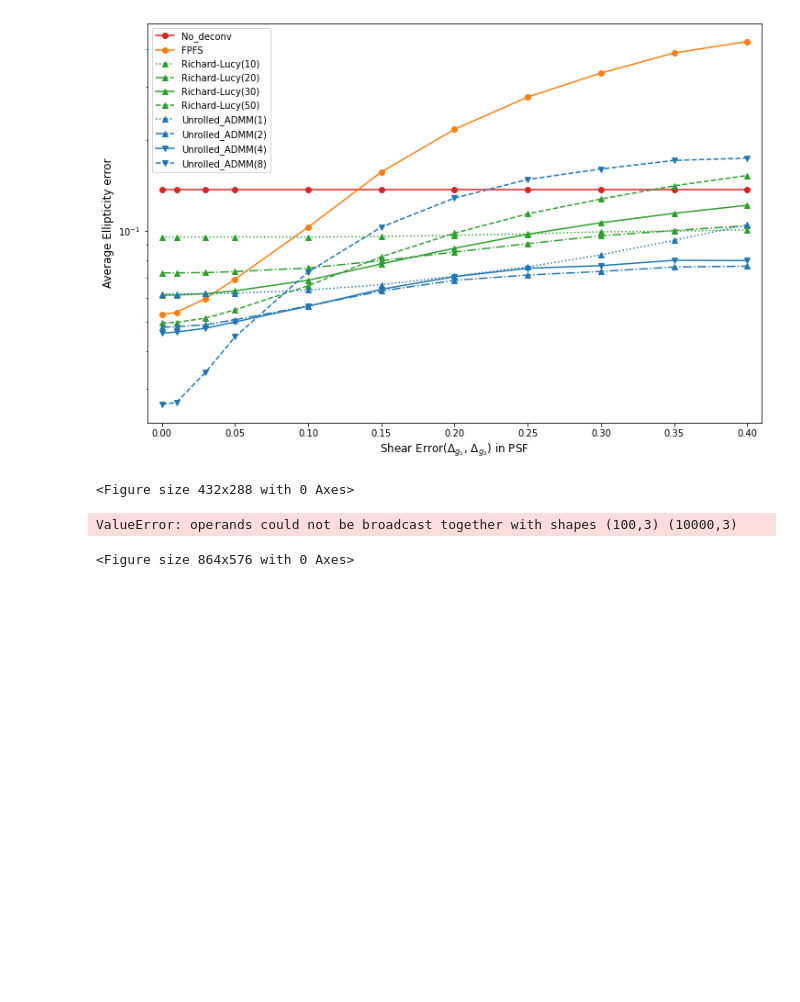
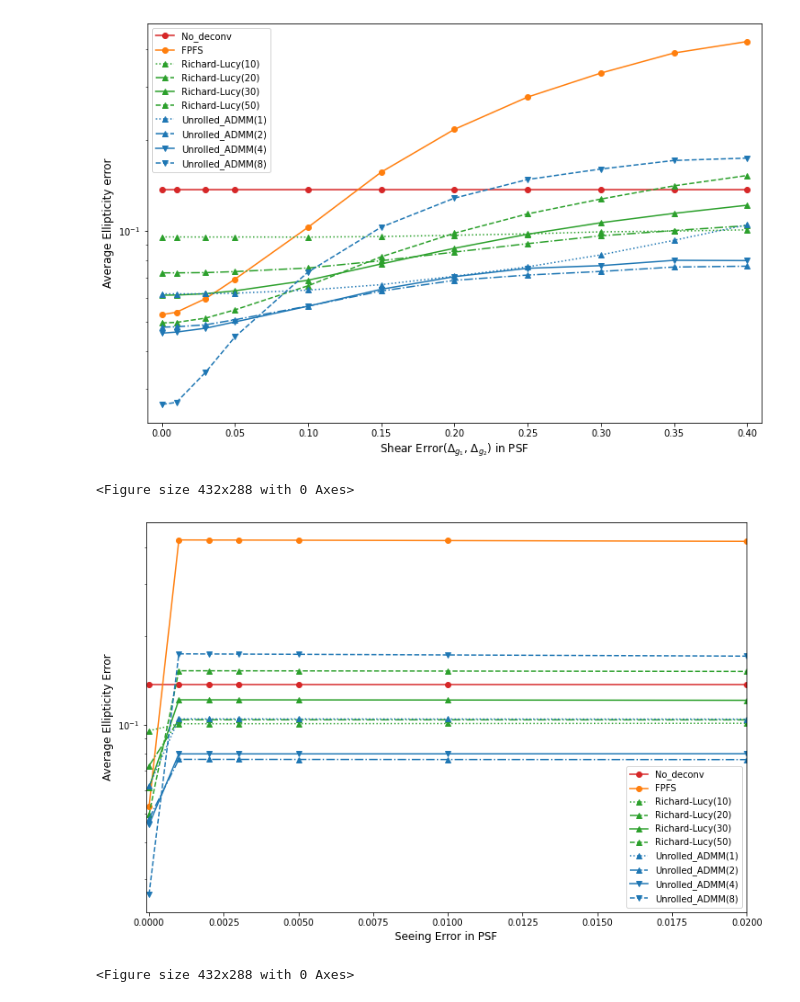
Before and after one commit to Lukeli0425/Galaxy-Deconv, a Jupyter notebook: psf_error.ipynb, the cells around one changed output. Drawn from its saved outputs; the diff is of its cells as text; code cells hidden in the pictures; blank space fills up the shorter version.

```diff
--- a/psf_error.ipynb
+++ b/psf_error.ipynb
@@ -50,31 +50,31 @@ plt.savefig(os.path.join('figures', 'psf_shear_err.jpg'), bbox_inches='tight')
 # %%
 fig = plt.figure(figsize=(12,8))
 
 for method in methods:
     result_path = os.path.join('results', method)
     results_file = os.path.join(result_path, 'results_psf_seeing_err.json')
     with open(results_file, 'r') as f:
         results = json.load(f)
     if method == 'No_deconv':
         gt_shear = np.array(results['0']['gt_shear'])
 
     g_errs, g_stds = [], []
     for seeing_err in seeing_errs:
         rec_err = np.abs(np.array(results[str(seeing_err)]['rec_shear']) - gt_shear)
         g_errs.append(np.mean(rec_err[:,2]))
         g_stds.append(np.std(rec_err[:,2]))
 
     color = 'tab:blue' if 'ADMM' in method else ('tab:green' if 'Richard-Lucy' in method else ('tab:orange' if method=='FPFS' else 'tab:red'))
     plt.plot(seeing_errs, g_errs, methods[method], label=method, color=color)
 
 plt.xlabel('Seeing Error in PSF', fontsize=12)
 plt.ylabel('Average Ellipticity Error', fontsize=12)
-plt.xlim([0, 0.01])
+plt.xlim([-0.0001, 0.02])
 # plt.xscale('log')
 plt.yscale('log')
 plt.legend(fontsize=10)
 plt.show()
 plt.savefig(os.path.join('figures', 'psf_seeing_err.jpg'), bbox_inches='tight')
 # %% [output]
+[figure, added]
-ValueError: operands could not be broadcast together with shapes (100,3) (10000,3)
+<Figure size 432x288 with 0 Axes>
-<Figure size 864x576 with 0 Axes>
```
